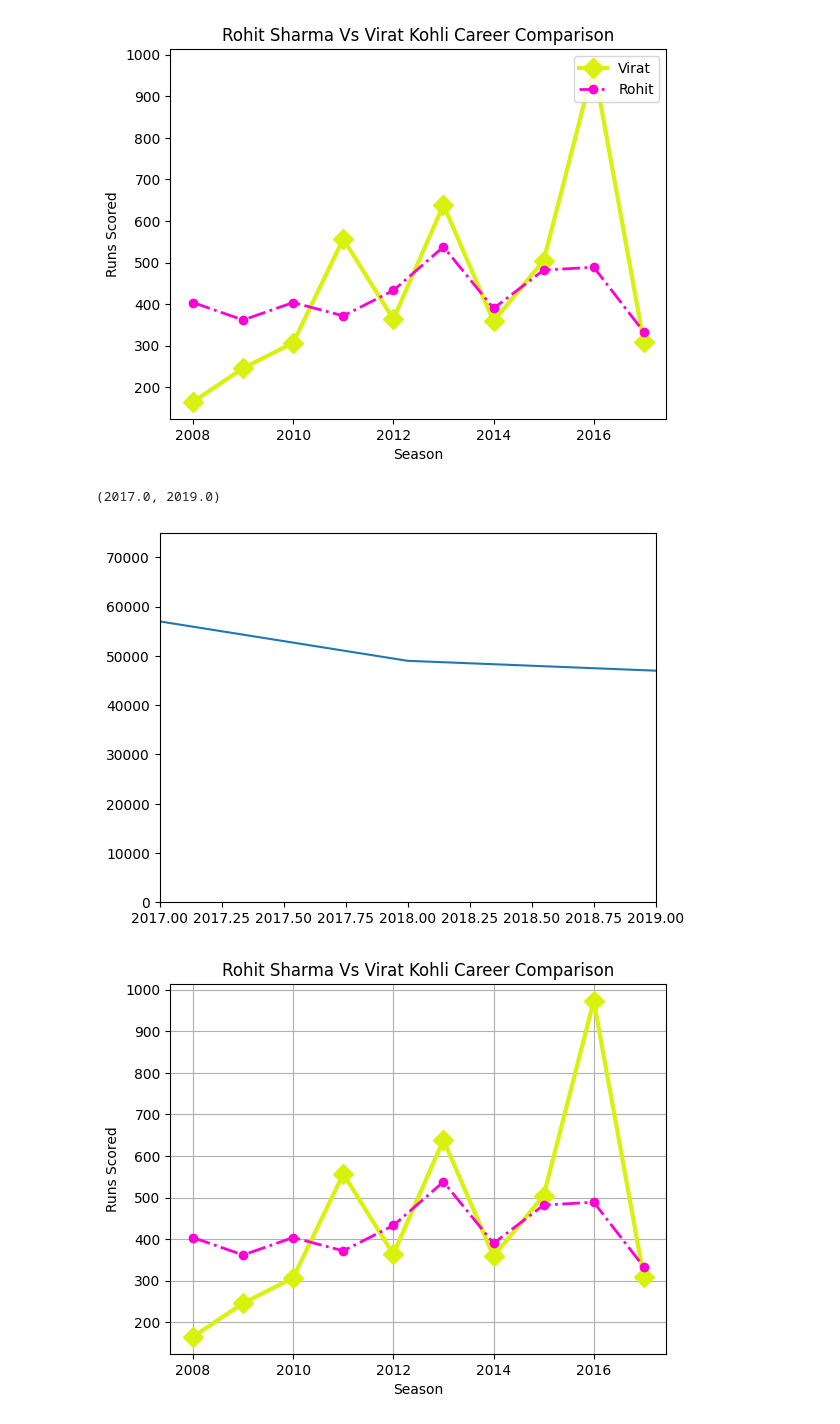
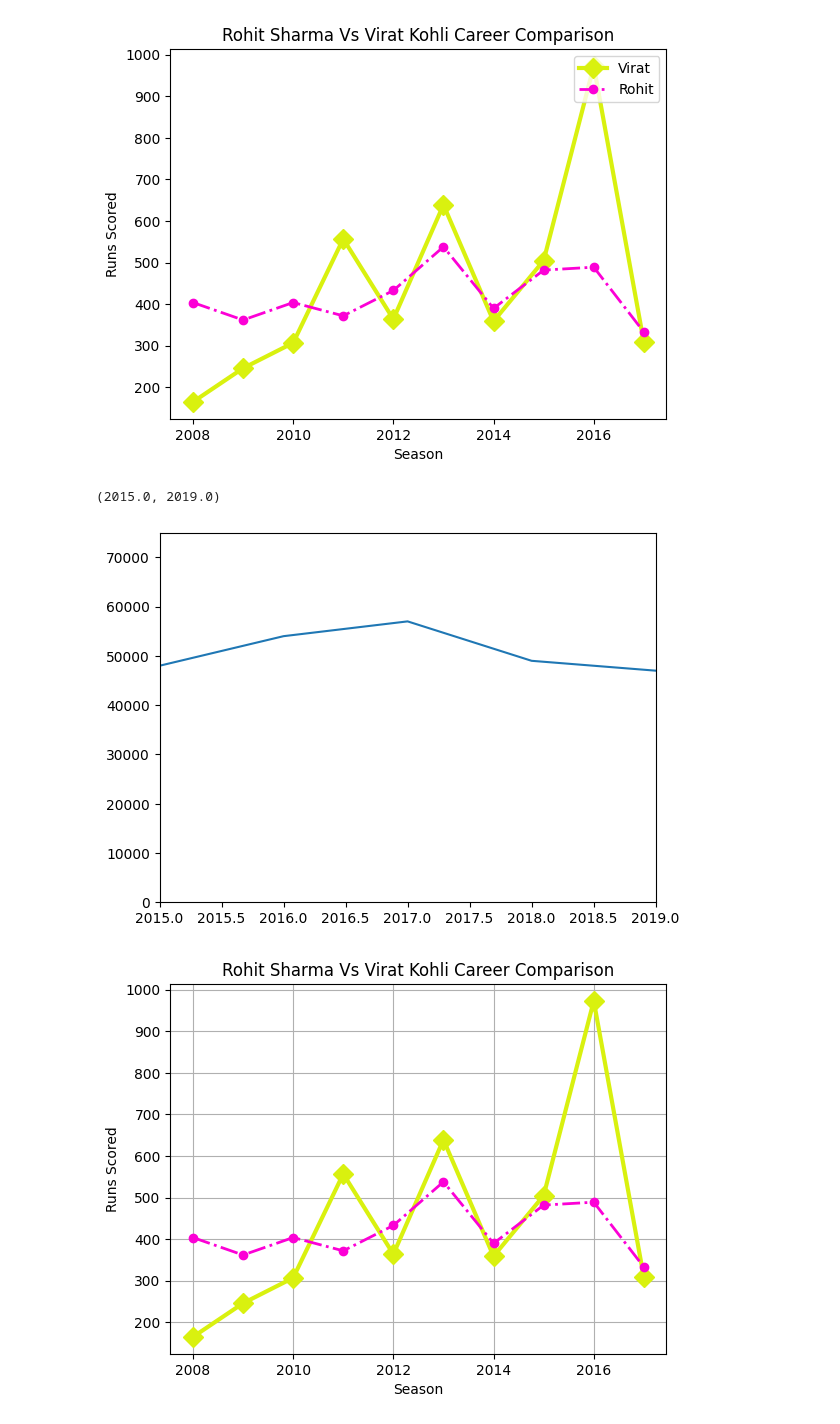
Before and after one commit to AhmadBinAbdulJabbar/campusx, a Jupyter notebook: session_23_matplotlib.ipynb, the cells around one changed output. Saved outputs shown, nothing was run; the diff lists cells and outputs as text; code cells hidden in the pictures.

```diff
--- a/session_23_matplotlib.ipynb
+++ b/session_23_matplotlib.ipynb
@@ -104,14 +104,14 @@ plt.legend(loc='upper right')
 # %%
 # limiting axes
 price = [48000,54000,57000,49000,47000,45000,4500000]
 year = [2015,2016,2017,2018,2019,2020,2021]
 
 plt.plot(year,price)
 plt.ylim(0,75000)
-plt.xlim(2017,2019)
+plt.xlim(2015,2019)
 # %% [output]
-(2017.0, 2019.0)
+(2015.0, 2019.0)
-[figure, old version]
+[figure, new version]
 # %%
 # grid
 plt.plot(batsman['index'],batsman['V Kohli'],color='#D9F10F',linestyle='solid',linewidth=3,marker='D',markersize=10)
```
Also changed, not shown: parts of 7 cells of this notebook.
